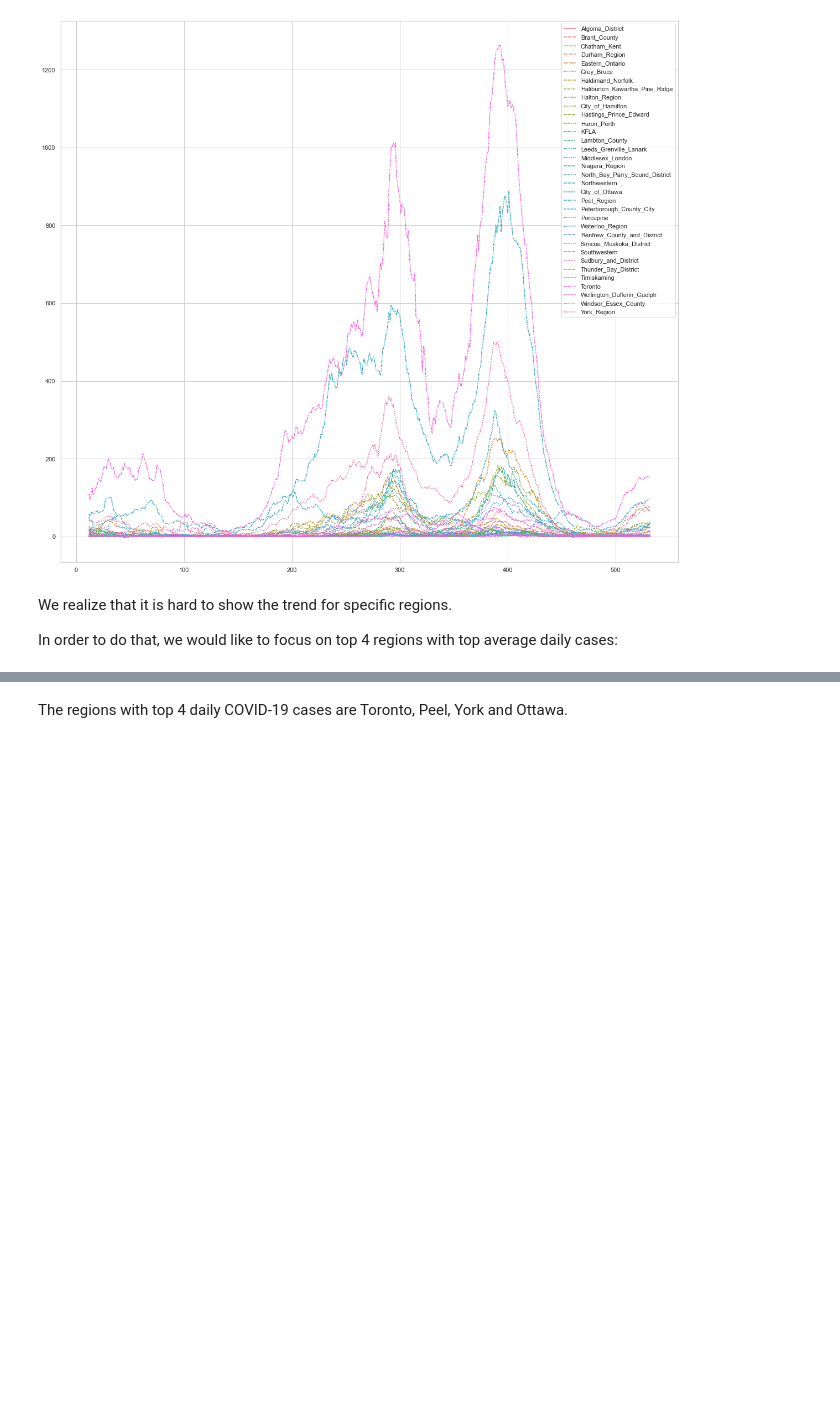
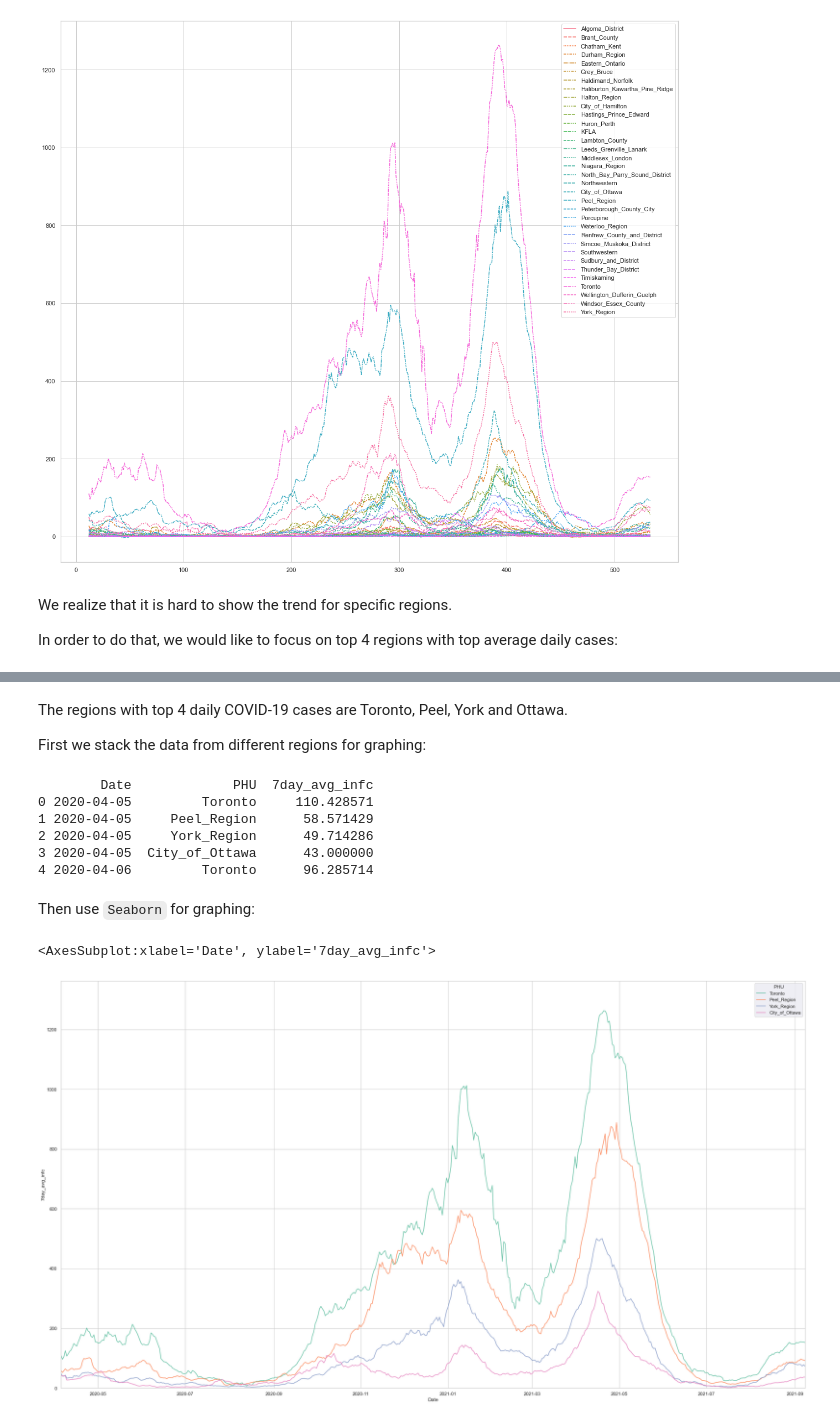
Before and after one commit to keqideng/data_analysis_portfolio_project, a Jupyter notebook: ontario_covid_analysis/ontario_covid_analysis.ipynb, the cells around one changed output, grey strips where cells are left out. Drawn from its saved outputs; the diff is of its cells as text; code cells hidden in the pictures; blank space fills up the shorter version.

````diff
--- a/ontario_covid_analysis/ontario_covid_analysis.ipynb
+++ b/ontario_covid_analysis/ontario_covid_analysis.ipynb
@@ -138,3 +139,29 @@ Timiskaming                          0.394340
 dtype: float64
 # %% [markdown]
 The regions with top 4 daily COVID-19 cases are Toronto, Peel, York and Ottawa.
+
+First we stack the data from different regions for graphing:
+# %%
+phu_top_four_df = phu_daily_avg_df[['Date','Toronto','Peel_Region','York_Region','City_of_Ottawa']]
+phu_top_four_df.set_index('Date', inplace=True)
+phu_top_four_stack_df = pd.DataFrame(phu_top_four_df.stack().reset_index())
+phu_top_four_stack_df.rename(columns={'level_1':'PHU',0:'7day_avg_infc'}, inplace=True)
+print(phu_top_four_stack_df.head(5))
+# %% [output]
+        Date             PHU  7day_avg_infc
+0 2020-04-05         Toronto     110.428571
+1 2020-04-05     Peel_Region      58.571429
+2 2020-04-05     York_Region      49.714286
+3 2020-04-05  City_of_Ottawa      43.000000
+4 2020-04-06         Toronto      96.285714
+# %% [markdown]
+Then use ```Seaborn``` for graphing:
+# %%
+fig = plt.figure(figsize=(32,18))
+plt.xlim(phu_top_four_stack_df.Date.min(),phu_top_four_stack_df.Date.max())
+plt.ylim(0,phu_top_four_stack_df['7day_avg_infc'].max()+100)
+sns.set_theme(style='darkgrid', palette='Set2')
+sns.lineplot(data=phu_top_four_stack_df, x = 'Date', y = '7day_avg_infc', hue='PHU')
+# %% [output]
+<AxesSubplot:xlabel='Date', ylabel='7day_avg_infc'>
+[figure, added]
````
Also changed, not shown: parts of 14 cells of this notebook, 1 other file.
